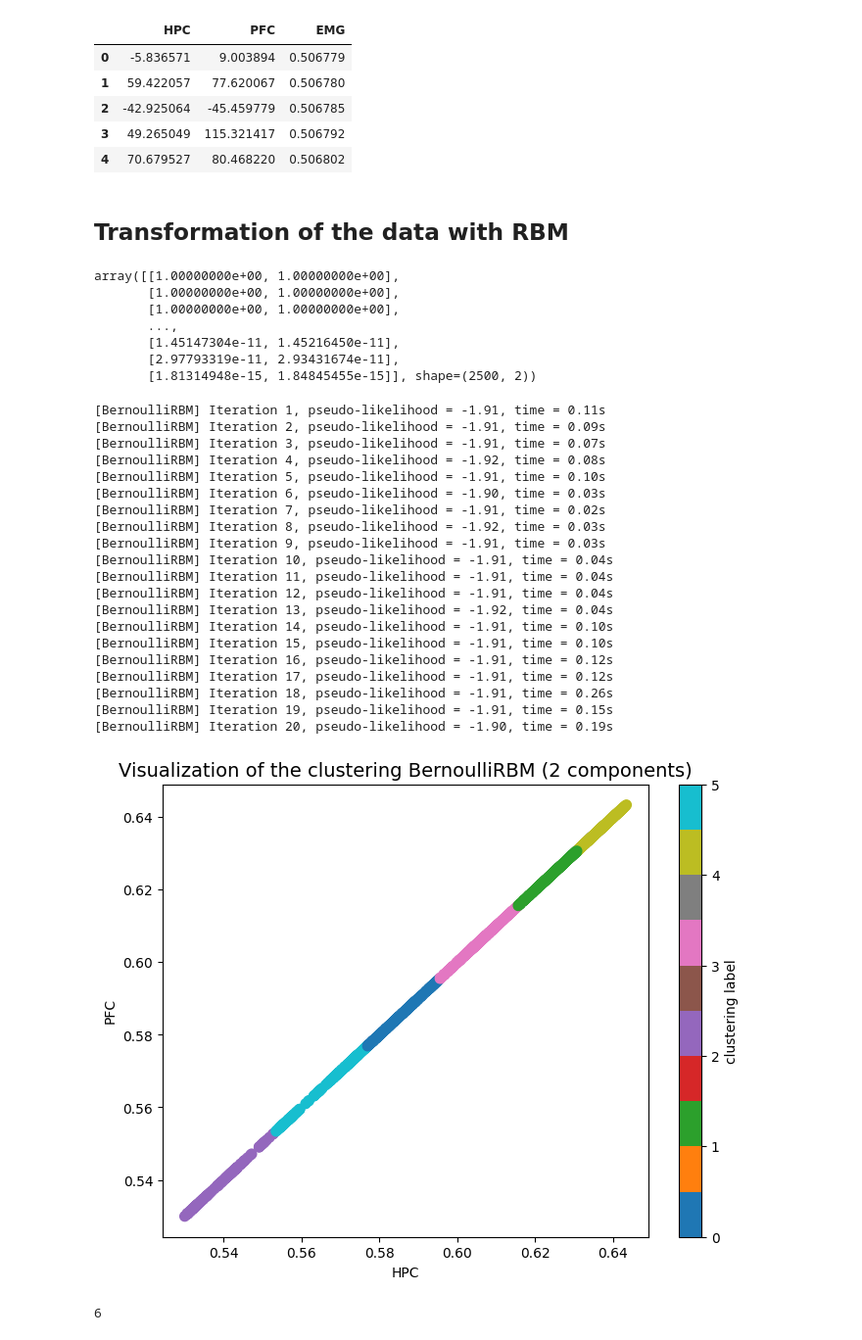
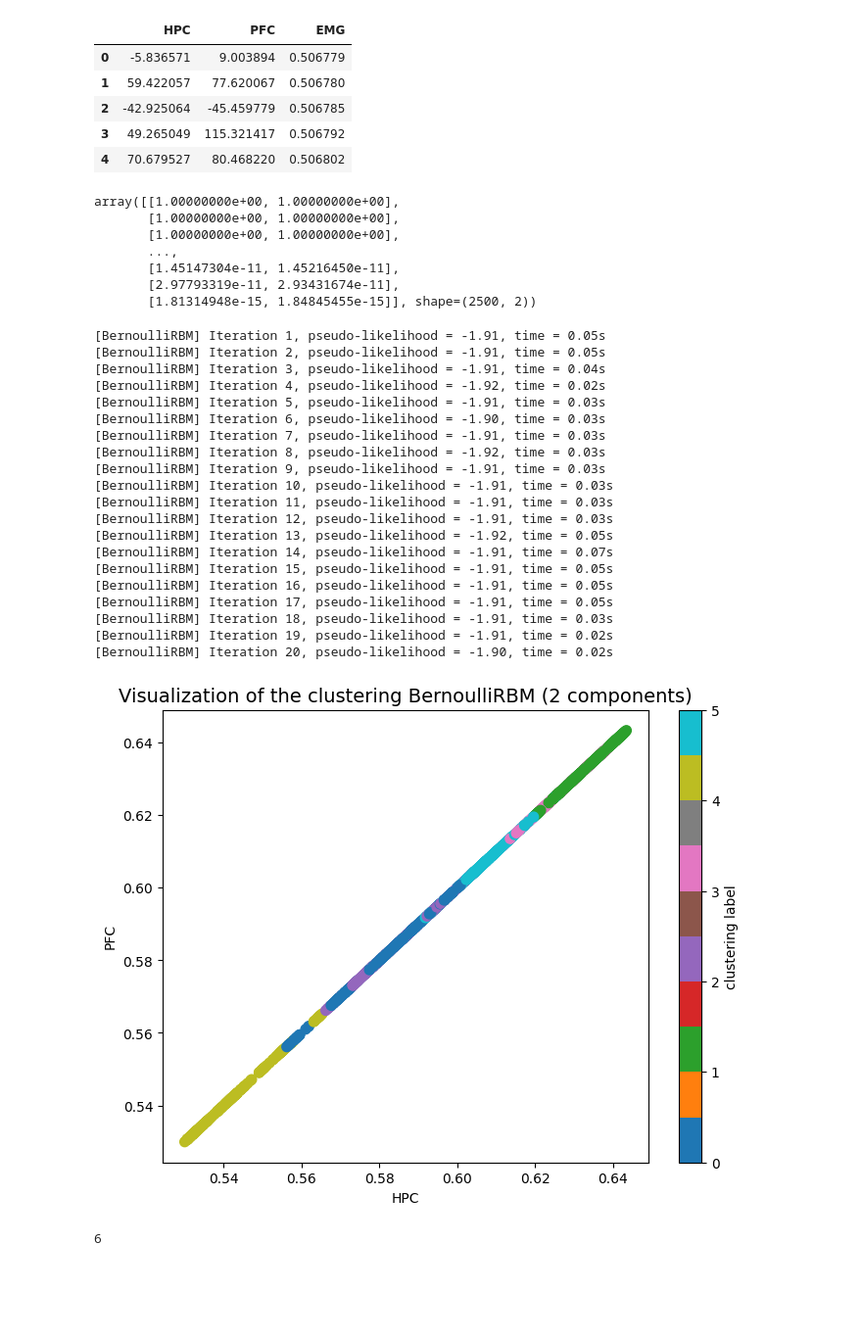
Before and after one commit to NouhaylaEnnadri/Sandman, a Jupyter notebook: 03_full_unsupervised/3c_RBM.ipynb, the cells around one changed output. Shown at 98% size. Drawn from its saved outputs; the diff is of its cells as text; code cells hidden in the pictures; blank space fills up the shorter version.

Commit message:
change preprocessing

```diff
--- a/03_full_unsupervised/3c_RBM.ipynb
+++ b/03_full_unsupervised/3c_RBM.ipynb
@@ -28,5 +22,3 @@ df.head()
 | 4 | 70.679527 | 80.468220 | 0.506802 |
 # %%
 df_test = df[:2500]
-# %% [markdown]
-## Transformation of the data with RBM
@@ -44,55 +38,60 @@ array([[1.00000000e+00, 1.00000000e+00],
        [2.97793319e-11, 2.93431674e-11],
        [1.81314948e-15, 1.84845455e-15]], shape=(2500, 2))
 # %%
+from sklearn.neural_network import BernoulliRBM
+from sklearn.preprocessing import MinMaxScaler
+from sklearn.cluster import KMeans
+import matplotlib.pyplot as plt
+
 # 1. PRÉTRAITEMENT INDISPENSABLE
 # BernoulliRBM a besoin de données entre 0 et 1.
 # On remplace StandardScaler par MinMaxScaler.
 scaler = MinMaxScaler()
 X_scaled = scaler.fit_transform(df_test)
 
 # 2. DÉFINITION DU MODÈLE RBM
 # J'ai ajouté n_iter et learning_rate pour donner au modèle une chance d'apprendre
 # n_components=2 permet de réduire directement en 2D pour le graphique
 rbm = BernoulliRBM(n_components=2,
                    learning_rate=0.06,
                    n_iter=20,
                    random_state=42,
                    verbose=True)
 
 # 3. TRANSFORMATION
 X_rbm = rbm.fit_transform(X_scaled)
 
 # 4. GÉNÉRATION D'ÉTIQUETTES (pour la couleur)
 # Comme le RBM est non-supervisé, il nous faut des groupes pour colorer les points.
 # On peut utiliser K-Means sur les données originales pour voir comment le RBM les sépare.
 kmeans = KMeans(n_clusters=6, random_state=42)
-labels = kmeans.fit_predict(X_rbm)
+labels = kmeans.fit_predict(X_scaled)
 
 # 5. VISUALISATION
 # Appel de votre fonction définie précédemment
 visualise(X_rbm, labels, "BernoulliRBM (2 components)")
 # %% [output]
-[BernoulliRBM] Iteration 1, pseudo-likelihood = -1.91, time = 0.11s
-[BernoulliRBM] Iteration 2, pseudo-likelihood = -1.91, time = 0.09s
-[BernoulliRBM] Iteration 3, pseudo-likelihood = -1.91, time = 0.07s
-[BernoulliRBM] Iteration 4, pseudo-likelihood = -1.92, time = 0.08s
-[BernoulliRBM] Iteration 5, pseudo-likelihood = -1.91, time = 0.10s
+[BernoulliRBM] Iteration 1, pseudo-likelihood = -1.91, time = 0.05s
+[BernoulliRBM] Iteration 2, pseudo-likelihood = -1.91, time = 0.05s
+[BernoulliRBM] Iteration 3, pseudo-likelihood = -1.91, time = 0.04s
+[BernoulliRBM] Iteration 4, pseudo-likelihood = -1.92, time = 0.02s
+[BernoulliRBM] Iteration 5, pseudo-likelihood = -1.91, time = 0.03s
 [BernoulliRBM] Iteration 6, pseudo-likelihood = -1.90, time = 0.03s
-[BernoulliRBM] Iteration 7, pseudo-likelihood = -1.91, time = 0.02s
+[BernoulliRBM] Iteration 7, pseudo-likelihood = -1.91, time = 0.03s
 [BernoulliRBM] Iteration 8, pseudo-likelihood = -1.92, time = 0.03s
 [BernoulliRBM] Iteration 9, pseudo-likelihood = -1.91, time = 0.03s
-[BernoulliRBM] Iteration 10, pseudo-likelihood = -1.91, time = 0.04s
-[BernoulliRBM] Iteration 11, pseudo-likelihood = -1.91, time = 0.04s
-[BernoulliRBM] Iteration 12, pseudo-likelihood = -1.91, time = 0.04s
-[BernoulliRBM] Iteration 13, pseudo-likelihood = -1.92, time = 0.04s
-[BernoulliRBM] Iteration 14, pseudo-likelihood = -1.91, time = 0.10s
-[BernoulliRBM] Iteration 15, pseudo-likelihood = -1.91, time = 0.10s
-[BernoulliRBM] Iteration 16, pseudo-likelihood = -1.91, time = 0.12s
-[BernoulliRBM] Iteration 17, pseudo-likelihood = -1.91, time = 0.12s
-[BernoulliRBM] Iteration 18, pseudo-likelihood = -1.91, time = 0.26s
-[BernoulliRBM] Iteration 19, pseudo-likelihood = -1.91, time = 0.15s
-[BernoulliRBM] Iteration 20, pseudo-likelihood = -1.90, time = 0.19s
+[BernoulliRBM] Iteration 10, pseudo-likelihood = -1.91, time = 0.03s
+[BernoulliRBM] Iteration 11, pseudo-likelihood = -1.91, time = 0.03s
+[BernoulliRBM] Iteration 12, pseudo-likelihood = -1.91, time = 0.03s
+[BernoulliRBM] Iteration 13, pseudo-likelihood = -1.92, time = 0.05s
+[BernoulliRBM] Iteration 14, pseudo-likelihood = -1.91, time = 0.07s
+[BernoulliRBM] Iteration 15, pseudo-likelihood = -1.91, time = 0.05s
+[BernoulliRBM] Iteration 16, pseudo-likelihood = -1.91, time = 0.05s
+[BernoulliRBM] Iteration 17, pseudo-likelihood = -1.91, time = 0.05s
+[BernoulliRBM] Iteration 18, pseudo-likelihood = -1.91, time = 0.03s
+[BernoulliRBM] Iteration 19, pseudo-likelihood = -1.91, time = 0.02s
+[BernoulliRBM] Iteration 20, pseudo-likelihood = -1.90, time = 0.02s
-[figure, old version]
+[figure, new version]
 # %%
 len(np.unique(labels))
 # %% [output]
```
Also changed, not shown: parts of 5 cells of this notebook, 1 other file.
